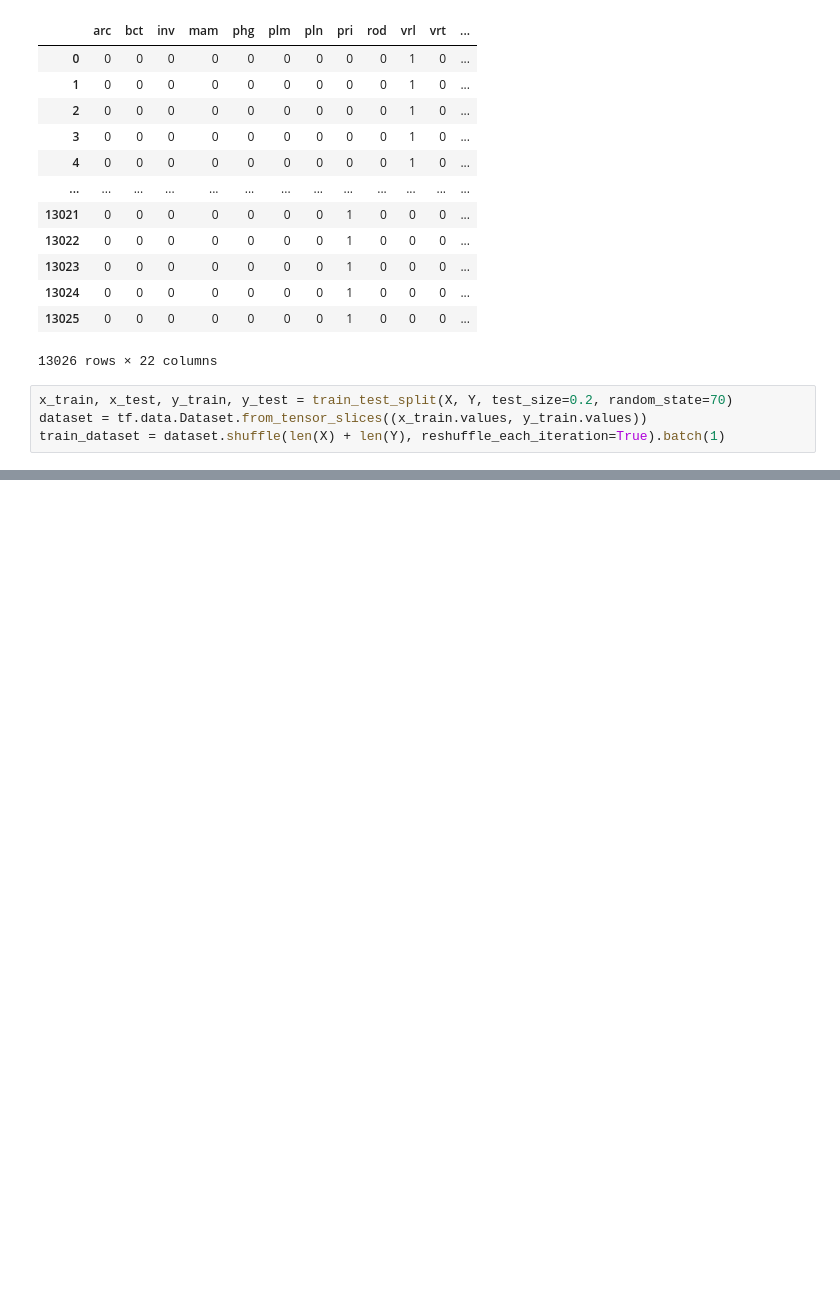
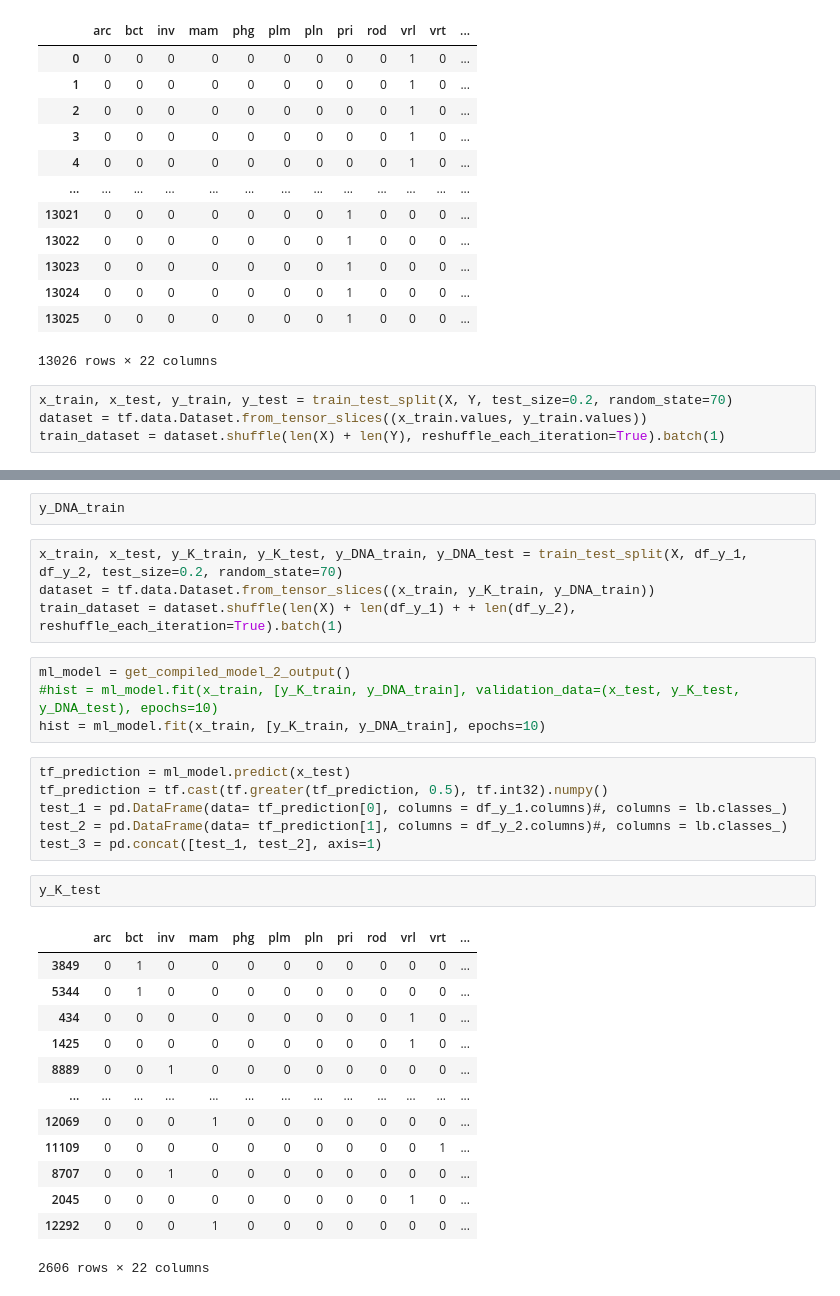
Before and after one commit to SEBADA321/codonusagebias, a Jupyter notebook: Codon_usage.ipynb, the cells around one changed output, grey strips where cells are left out. Saved outputs shown, nothing was run; the diff lists cells and outputs as text; blank space fills up the shorter version.

```diff
--- a/Codon_usage.ipynb
+++ b/Codon_usage.ipynb
@@ -198,0 +217,32 @@ ml_model.evaluate(x_test, y_test)
+# %%
+y_DNA_train
+# %%
+x_train, x_test, y_K_train, y_K_test, y_DNA_train, y_DNA_test = train_test_split(X, df_y_1, df_y_2, test_size=0.2, random_state=70)
+dataset = tf.data.Dataset.from_tensor_slices((x_train, y_K_train, y_DNA_train))
+train_dataset = dataset.shuffle(len(X) + len(df_y_1) + + len(df_y_2), reshuffle_each_iteration=True).batch(1)
+# %%
+ml_model = get_compiled_model_2_output()
+#hist = ml_model.fit(x_train, [y_K_train, y_DNA_train], validation_data=(x_test, y_K_test, y_DNA_test), epochs=10)
+hist = ml_model.fit(x_train, [y_K_train, y_DNA_train], epochs=10)
+# %%
+tf_prediction = ml_model.predict(x_test)
+tf_prediction = tf.cast(tf.greater(tf_prediction, 0.5), tf.int32).numpy()
+test_1 = pd.DataFrame(data= tf_prediction[0], columns = df_y_1.columns)#, columns = lb.classes_)
+test_2 = pd.DataFrame(data= tf_prediction[1], columns = df_y_2.columns)#, columns = lb.classes_)
+test_3 = pd.concat([test_1, test_2], axis=1)
+# %%
+y_K_test
+# %% [output]
+|  | arc | bct | inv | mam | phg | plm | pln | pri | rod | vrl | vrt | ... |
+| 3849 | 0 | 1 | 0 | 0 | 0 | 0 | 0 | 0 | 0 | 0 | 0 | ... |
+| 5344 | 0 | 1 | 0 | 0 | 0 | 0 | 0 | 0 | 0 | 0 | 0 | ... |
+| 434 | 0 | 0 | 0 | 0 | 0 | 0 | 0 | 0 | 0 | 1 | 0 | ... |
+| 1425 | 0 | 0 | 0 | 0 | 0 | 0 | 0 | 0 | 0 | 1 | 0 | ... |
+| 8889 | 0 | 0 | 1 | 0 | 0 | 0 | 0 | 0 | 0 | 0 | 0 | ... |
+| ... | ... | ... | ... | ... | ... | ... | ... | ... | ... | ... | ... | ... |
+| 12069 | 0 | 0 | 0 | 1 | 0 | 0 | 0 | 0 | 0 | 0 | 0 | ... |
+| 11109 | 0 | 0 | 0 | 0 | 0 | 0 | 0 | 0 | 0 | 0 | 1 | ... |
+| 8707 | 0 | 0 | 1 | 0 | 0 | 0 | 0 | 0 | 0 | 0 | 0 | ... |
+| 2045 | 0 | 0 | 0 | 0 | 0 | 0 | 0 | 0 | 0 | 1 | 0 | ... |
+| 12292 | 0 | 0 | 0 | 1 | 0 | 0 | 0 | 0 | 0 | 0 | 0 | ... |
+2606 rows × 22 columns
```
Also changed, not shown: parts of 8 cells of this notebook.
